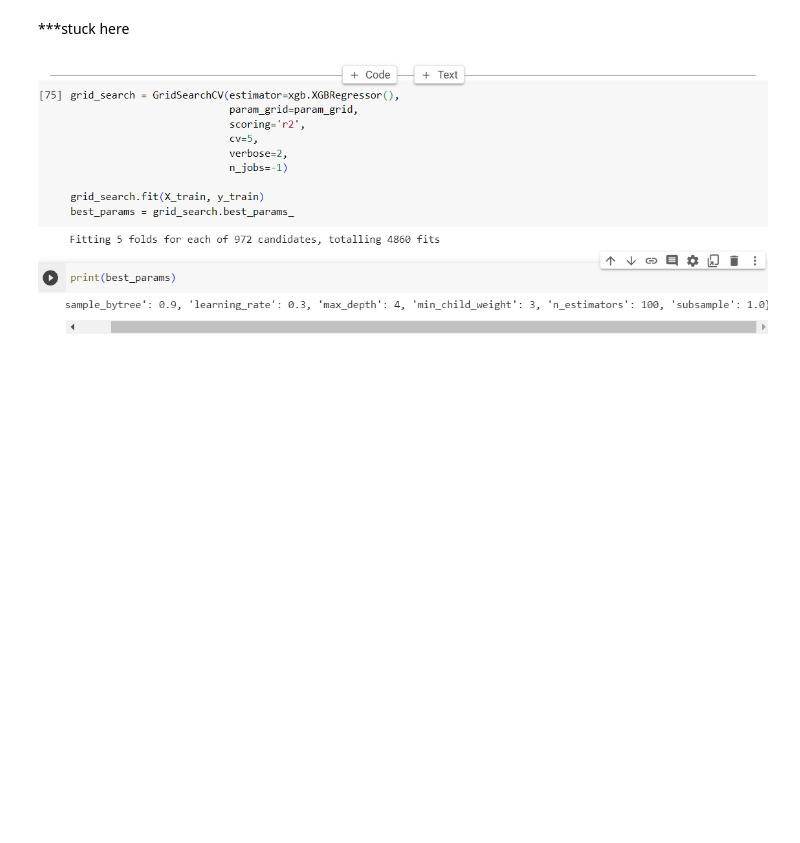
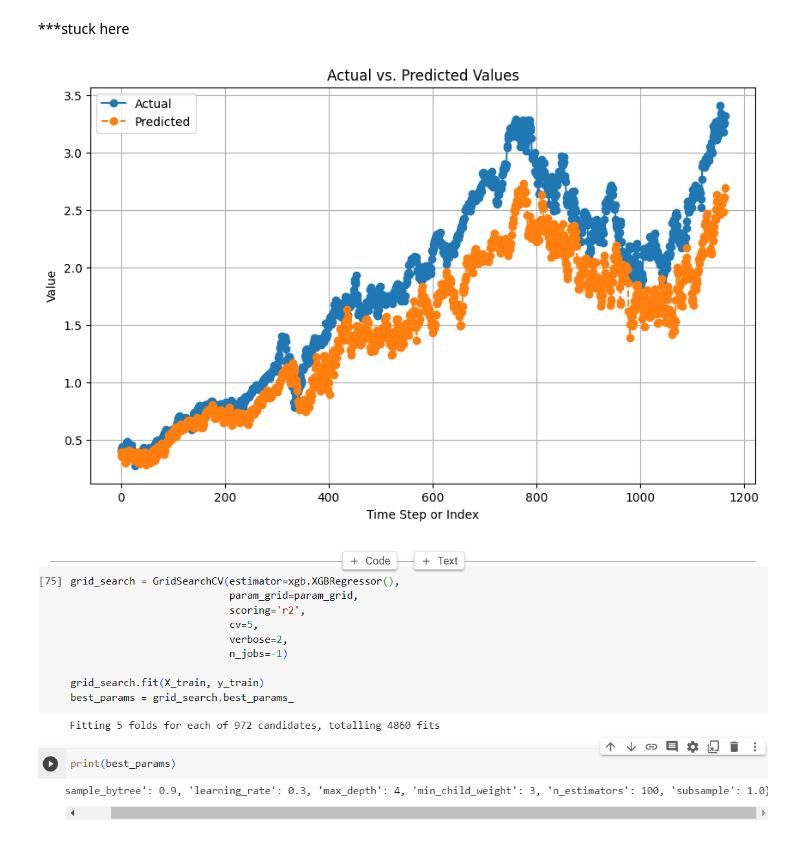
Before and after one commit to laura1machado1delostoyos/MSFTPricePrediction, a Jupyter notebook: MSFT_Price_Prediction_MLPRegressor.ipynb, the cells around one changed output. Saved outputs shown, nothing was run; the diff lists cells and outputs as text; code cells hidden in the pictures; blank space fills up the shorter version.

```diff
--- a/MSFT_Price_Prediction_MLPRegressor.ipynb
+++ b/MSFT_Price_Prediction_MLPRegressor.ipynb
@@ -287,7 +304,7 @@ input_sequences_scaled = []
 output_sequences_scaled = []
 
 # Define the sequence length (12 for input, 13 for output)
-sequence_length = 12
+sequence_length = 91
 
 # Iterate through the data to create sequences
 for i in range(len(df_scaled) - sequence_length - 1): #Iterate through the first 5899 rowss and leave the last 13 rows alone
@@ -436,21 +467,23 @@ Predictions for July 10th: 339.1322021484375
 # %%
 # Create an array for the x-axis (indices or time steps)
 x = np.arange(len(y_test))
 
 # Create a line plot for y_pred and y_test
 plt.figure(figsize=(10, 6))  # Adjust the figure size as needed
-plt.plot(x, y_test, label='Actual', marker='o', linestyle='-')
-plt.plot(x, y_pred, label='Predicted', marker='o', linestyle='--')
+plt.plot(x, y_test_cv, label='Actual', marker='o', linestyle='-')
+plt.plot(x, y_pred_cv, label='Predicted', marker='o', linestyle='--')
 
 # Add labels and a legend
 plt.xlabel('Time Step or Index')
 plt.ylabel('Value')
 plt.legend()
 
 # Show the plot
 plt.title('Actual vs. Predicted Values')
 plt.grid(True)
 plt.show()
+# %% [output]
+[figure, added]
 # %% [markdown]
 ![2023-09-23_19h22_05.png](embedded-picture-1)
 # %% [markdown]
```
Also changed, not shown: parts of 33 cells of this notebook.
